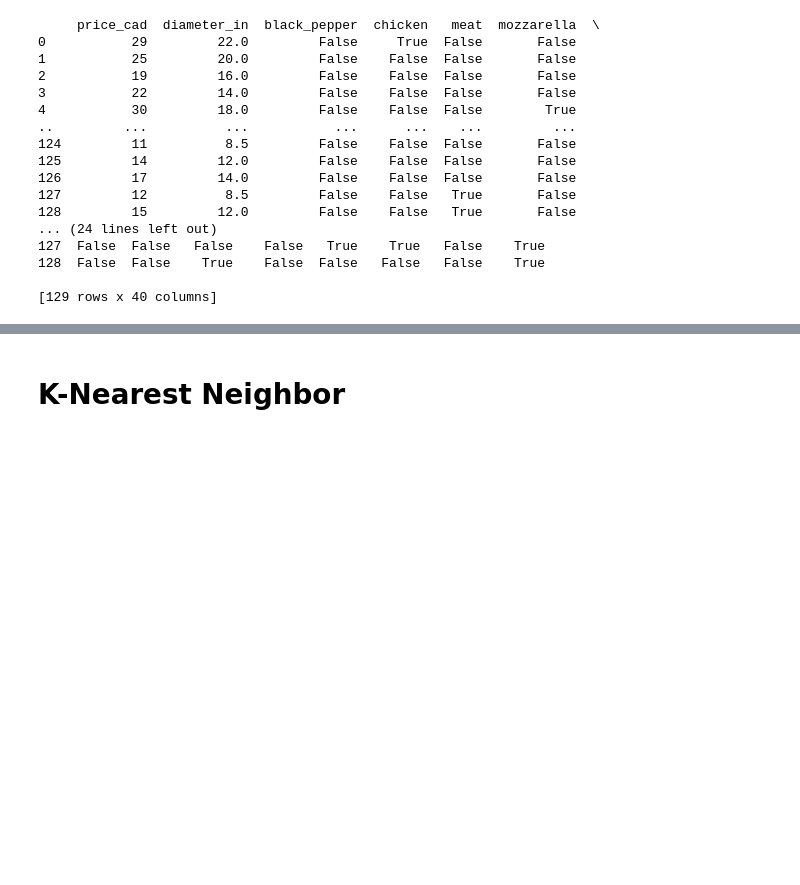
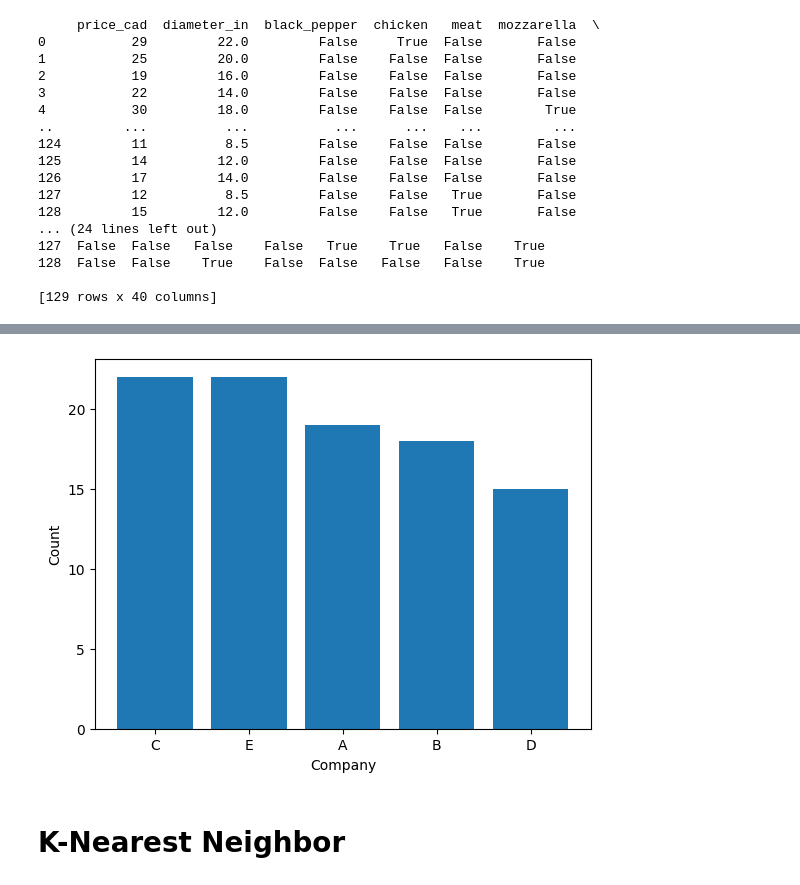
Before and after one commit to 550tealeaves/DATA71200_sum2024_550, a Jupyter notebook: Project_2_supervised_learning.ipynb, the cells around one changed output, grey strips where cells are left out. Saved outputs shown, nothing was run; the diff lists cells and outputs as text; code cells hidden in the pictures; blank space fills up the shorter version.

Commit message:
added the bar chart and adjusted parameter for k nearest neighbor

```diff
--- a/Project_2_supervised_learning.ipynb
+++ b/Project_2_supervised_learning.ipynb
@@ -93,3 +93,10 @@ X_train, X_test, y_train, y_test = train_test_split(X, y, random_state=0, strati
+# %%
+plt.bar(y_train.value_counts().index, y_train.value_counts())
+plt.xlabel("Company")
+plt.ylabel("Count")
+plt.show()
+# %% [output]
+[figure, added]
 # %% [markdown]
 # **K-Nearest Neighbor**
 # %%
```
Also changed, not shown: parts of 9 cells of this notebook.
